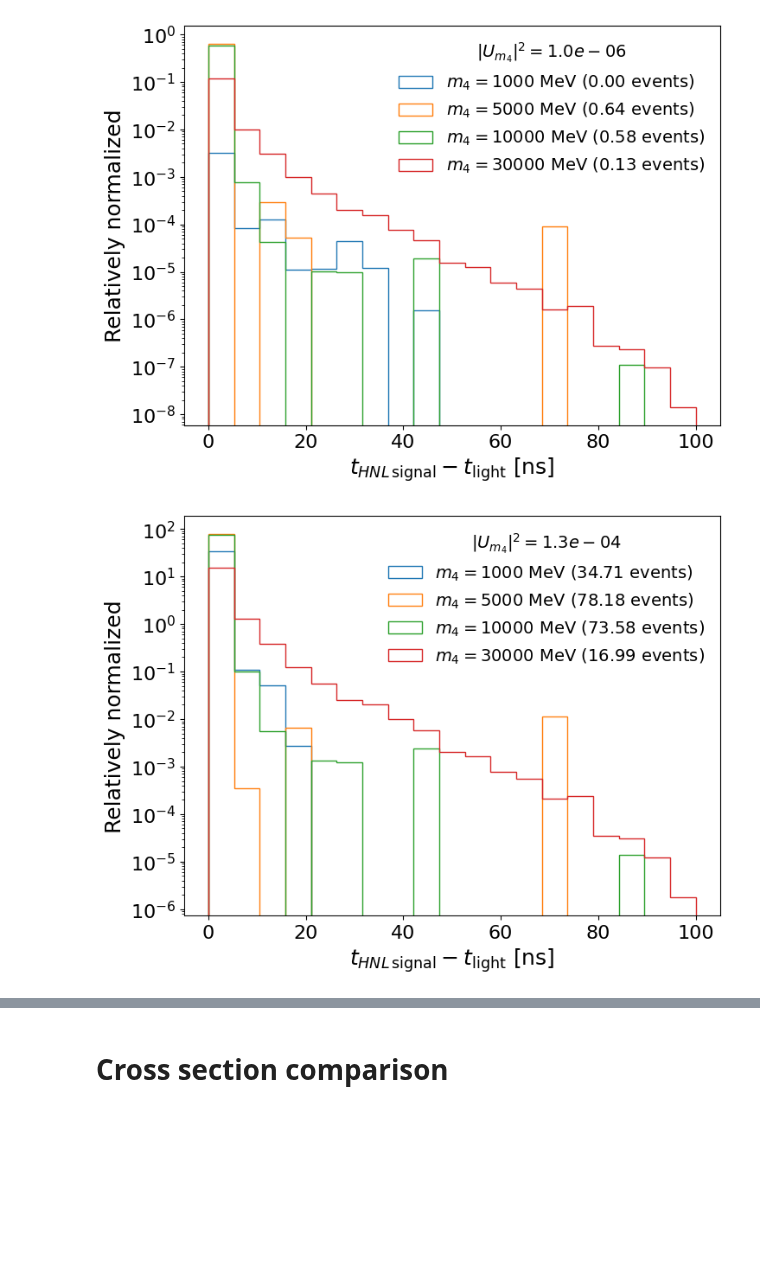
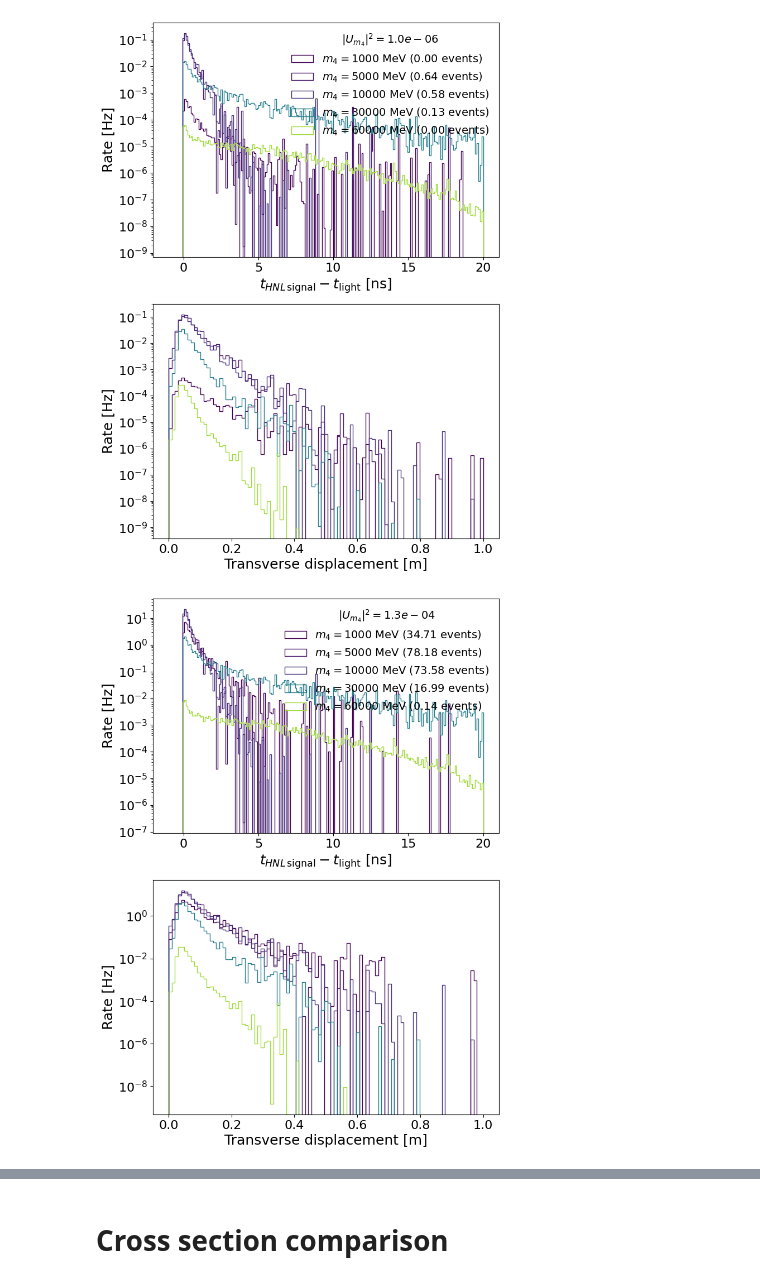
Before and after one commit to nickkamp1/Lake_Geneva_Neutrinos, a Jupyter notebook: SIREN_HNLAnalysis.ipynb, the cells around one changed output, grey strips where cells are left out. Drawn from its saved outputs; the diff is of its cells as text; code cells hidden in the pictures; blank space fills up the shorter version.

Commit message:
beautify HNL plot

```diff
--- a/SIREN_HNLAnalysis.ipynb
+++ b/SIREN_HNLAnalysis.ipynb
@@ -122,13 +39,0 @@ example_data = ak.from_parquet(groups[('0900', '0.00428')][0])
-# %%
-example_data["max_deltaT"] = np.max(
-    np.array(
-    [example_data.muon0_panel1_timing_difference,
-     example_data.muon0_panel2_timing_difference,
-     example_data.muon0_panel3_timing_difference]).T,
-     axis=1
-     )
-panel_transverse_disp = -np.ones((len(example_data),2))
-mask = example_data.muon0_panel1_hit_mask
-print(np.array(example_data.muon0_panel1_int_locations[mask]))
-panel_transverse_disp[mask] = np.array(example_data.muon0_panel1_int_locations[mask])[:,1,:2] - np.array(example_data.muon0_panel1_int_locations[mask])[:,0,:2]
-print(panel_transverse_disp)
@@ -158,7 +45,7 @@ delayed_rate = {}
 muon_rate = {}
 full_HNL_sim = {}
 for i,((m4, Um4), files) in enumerate(groups.items()):
-    if int(m4)>50000: continue
+    # if int(m4)>50000: continue
     # if float(Um4)>0.017: continue
     print("Processing group %d out of %d"%(i,len(groups)),end='\r')
     dimuon_total = 0.0
@@ -214,26 +139,47 @@ print(Um4_strings)
 # %%
-import matplotlib.cm as cm
-import matplotlib.colors as mcolors
-
 for Um4 in ["0.00100","0.01129","0.10000"]:
+    fig,ax = plt.subplots(2,1,figsize=(8,12))
      # Create colormap
-    cmap = cm.get_cmap('plasma')  # You can use 'plasma', 'inferno', 'coolwarm', etc.
+    cmap = cm.get_cmap('viridis')  # You can use 'plasma', 'inferno', 'coolwarm', etc.
     norm = mcolors.Normalize(vmin=float(m4_strings[0]), vmax=float(m4_strings[-1]))
-    for m4 in ["1000","5000","10000","30000"]:
+    for m4 in ["1000","5000","10000","30000","60000"]:
         k = (m4,Um4)
         color = cmap(norm(float(m4)))
-        plt.hist(np.array(full_HNL_sim[k]["max_deltaT"]),
+        #HNL_dist = np.linalg.norm(full_HNL_sim[k].vertex[:,1] - full_HNL_sim[k].vertex[:,0],axis=1)
+        ax[0].hist(np.array(full_HNL_sim[k]["max_deltaT"]),
                      weights=full_HNL_sim[k]["weights"],
-                     bins=np.linspace(0,100,20),
+                     bins=np.linspace(-1,20,200),
                      histtype="step",
                      label=r"$m_4=%s$ MeV (%1.2f events)"%(m4,sum(full_HNL_sim[k]["weights"])),
-                     #color=color
+                     color=color
                      )
-    plt.xlabel(r"$t_{HNL \,{\rm signal}} - t_{\rm light}$ [ns]")
-    plt.ylabel("Relatively normalized")
-    plt.legend(loc="upper right",fontsize=14,title=r"$|U_{m_4}|^2=%1.1e$"%(float(Um4)**2))
-    plt.semilogy()
+        maxDeltaX = np.max(
+            np.array([full_HNL_sim[k].muon0_panel1_transverse_disp,
+                    full_HNL_sim[k].muon0_panel2_transverse_disp,
+                    full_HNL_sim[k].muon0_panel3_transverse_disp])[:,:,0],
+            axis=0
+            )
+        maxDeltaY = np.max(
+            np.array([full_HNL_sim[k].muon0_panel1_transverse_disp,
+                    full_HNL_sim[k].muon0_panel2_transverse_disp,
+                    full_HNL_sim[k].muon0_panel3_transverse_disp])[:,:,1],
+            axis=0
+            )
+        ax[1].hist(np.sqrt(maxDeltaX**2 + maxDeltaY**2),
+                   weights=full_HNL_sim[k]["weights"],
+                   bins=np.linspace(0,1,100),
+                   histtype="step",
+                   color=color,
+                   label=r"$m_4=%s$ MeV (%1.2f events)"%(m4,sum(full_HNL_sim[k]["weights"])))
+    ax[0].set_xlabel(r"$t_{HNL \,{\rm signal}} - t_{\rm light}$ [ns]")
+    ax[0].set_ylabel("Rate [Hz]")
+    ax[0].legend(loc="upper right",fontsize=14,title=r"$|U_{m_4}|^2=%1.1e$"%(float(Um4)**2))
+    ax[0].set_yscale("log")
+    ax[1].set_xlabel(r"Transverse displacement [m]")
+    ax[1].set_ylabel("Rate [Hz]")
+    ax[1].set_yscale("log")
     plt.show()
+    plt.close(fig)
 # %% [output]
-[figure, old version]
+[figure, new version]
-[figure, old version]
+[figure, new version]
```
Also changed, not shown: parts of 10 cells of this notebook.
